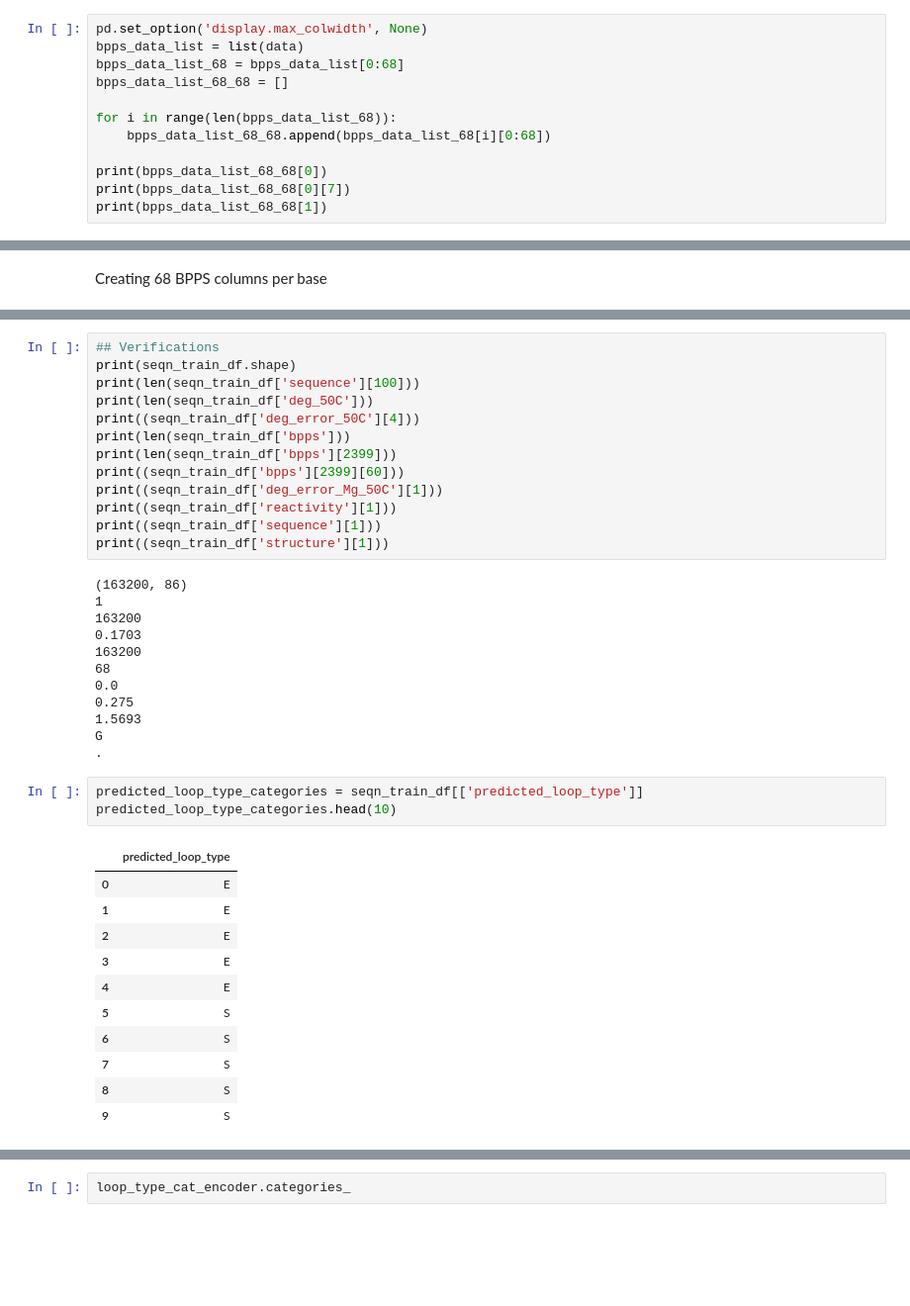
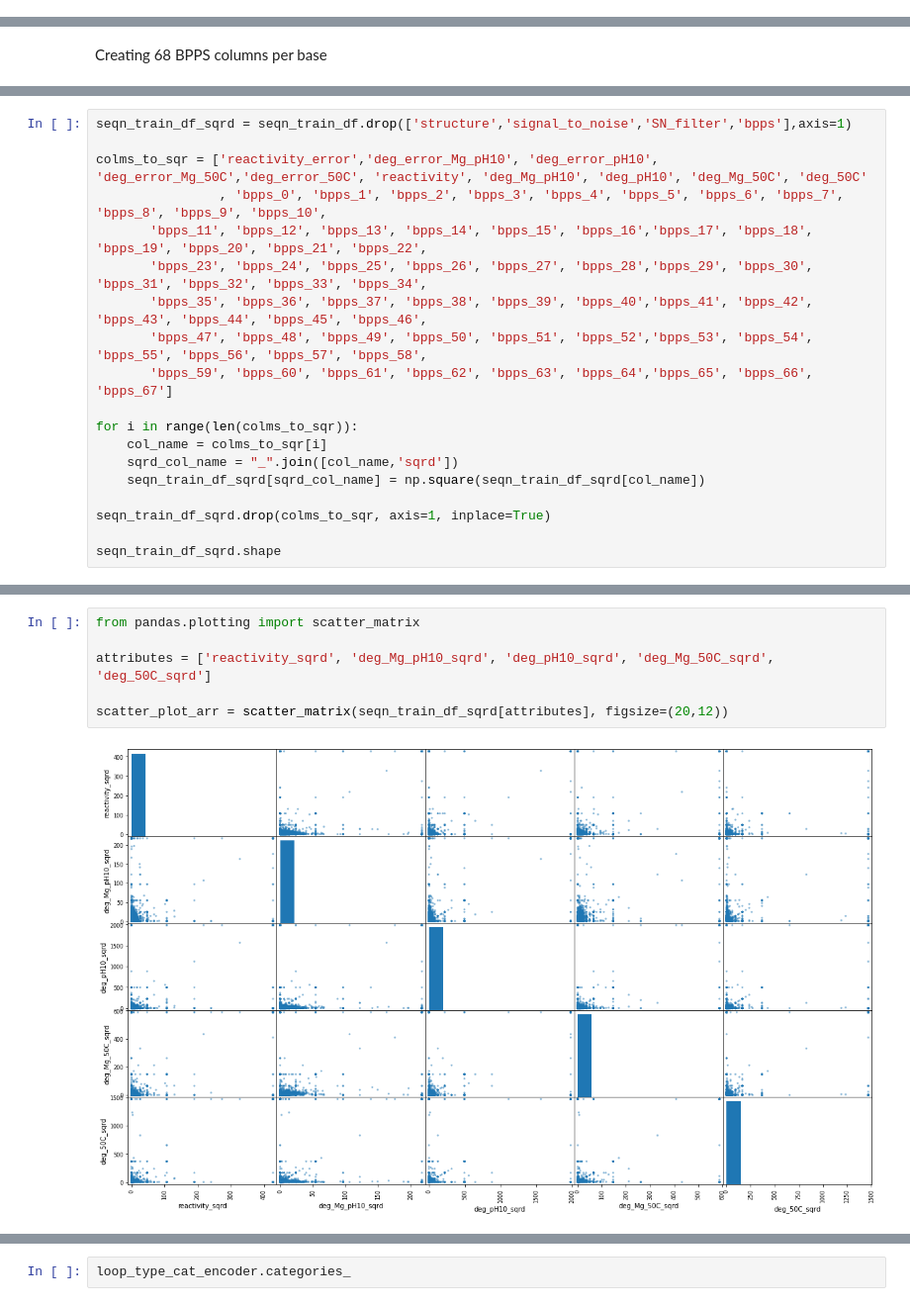
Before and after one commit to sumaniitm/kaggle-mRNA-feature-engineering, a Jupyter notebook: notebook-covid19-mrna.ipynb, the cells around one changed output, grey strips where cells are left out. Shown: that part at 99% size. Drawn from its saved outputs; the diff is of its cells as text; blank space fills up the shorter version.

```diff
--- a/notebook-covid19-mrna.ipynb
+++ b/notebook-covid19-mrna.ipynb
@@ -36,12 +20,0 @@ A detailed look at the bpps data
-# %%
-pd.set_option('display.max_colwidth', None)
-bpps_data_list = list(data)
-bpps_data_list_68 = bpps_data_list[0:68]
-bpps_data_list_68_68 = []
-
-for i in range(len(bpps_data_list_68)):
-    bpps_data_list_68_68.append(bpps_data_list_68[i][0:68])
-
-print(bpps_data_list_68_68[0])
-print(bpps_data_list_68_68[0][7])
-print(bpps_data_list_68_68[1])
@@ -214,0 +142,19 @@ seqn_train_df.shape
+# %%
+seqn_train_df_sqrd = seqn_train_df.drop(['structure','signal_to_noise','SN_filter','bpps'],axis=1)
+
+colms_to_sqr = ['reactivity_error','deg_error_Mg_pH10', 'deg_error_pH10', 'deg_error_Mg_50C','deg_error_50C', 'reactivity', 'deg_Mg_pH10', 'deg_pH10', 'deg_Mg_50C', 'deg_50C'
+                , 'bpps_0', 'bpps_1', 'bpps_2', 'bpps_3', 'bpps_4', 'bpps_5', 'bpps_6', 'bpps_7', 'bpps_8', 'bpps_9', 'bpps_10',
+       'bpps_11', 'bpps_12', 'bpps_13', 'bpps_14', 'bpps_15', 'bpps_16','bpps_17', 'bpps_18', 'bpps_19', 'bpps_20', 'bpps_21', 'bpps_22',
+       'bpps_23', 'bpps_24', 'bpps_25', 'bpps_26', 'bpps_27', 'bpps_28','bpps_29', 'bpps_30', 'bpps_31', 'bpps_32', 'bpps_33', 'bpps_34',
+       'bpps_35', 'bpps_36', 'bpps_37', 'bpps_38', 'bpps_39', 'bpps_40','bpps_41', 'bpps_42', 'bpps_43', 'bpps_44', 'bpps_45', 'bpps_46',
+       'bpps_47', 'bpps_48', 'bpps_49', 'bpps_50', 'bpps_51', 'bpps_52','bpps_53', 'bpps_54', 'bpps_55', 'bpps_56', 'bpps_57', 'bpps_58',
+       'bpps_59', 'bpps_60', 'bpps_61', 'bpps_62', 'bpps_63', 'bpps_64','bpps_65', 'bpps_66', 'bpps_67']
+
+for i in range(len(colms_to_sqr)):
+    col_name = colms_to_sqr[i]
+    sqrd_col_name = "_".join([col_name,'sqrd'])
+    seqn_train_df_sqrd[sqrd_col_name] = np.square(seqn_train_df_sqrd[col_name])
+
+seqn_train_df_sqrd.drop(colms_to_sqr, axis=1, inplace=True)
+
+seqn_train_df_sqrd.shape
@@ -244,40 +183,8 @@ seqn_train_df[['id_base','predicted_loop_type','reactivity','bpps_0','bpps_1','b
-# %%
-## Verifications
-print(seqn_train_df.shape)
-print(len(seqn_train_df['sequence'][100]))
-print(len(seqn_train_df['deg_50C']))
-print((seqn_train_df['deg_error_50C'][4]))
-print(len(seqn_train_df['bpps']))
-print(len(seqn_train_df['bpps'][2399]))
-print((seqn_train_df['bpps'][2399][60]))
-print((seqn_train_df['deg_error_Mg_50C'][1]))
-print((seqn_train_df['reactivity'][1]))
-print((seqn_train_df['sequence'][1]))
-print((seqn_train_df['structure'][1]))
-# %% [output]
-(163200, 86)
-1
-163200
-0.1703
-163200
-68
-0.0
-0.275
-1.5693
-G
-.
-# %%
-predicted_loop_type_categories = seqn_train_df[['predicted_loop_type']]
-predicted_loop_type_categories.head(10)
-# %% [output]
-|  | predicted_loop_type |
-| 0 | E |
-| 1 | E |
-| 2 | E |
-| 3 | E |
-| 4 | E |
-| 5 | S |
-| 6 | S |
-| 7 | S |
-| 8 | S |
-| 9 | S |
+# %%
+from pandas.plotting import scatter_matrix
+
+attributes = ['reactivity_sqrd', 'deg_Mg_pH10_sqrd', 'deg_pH10_sqrd', 'deg_Mg_50C_sqrd', 'deg_50C_sqrd']
+
+scatter_plot_arr = scatter_matrix(seqn_train_df_sqrd[attributes], figsize=(20,12))
+# %% [output]
+[figure, added]
```
Also changed, not shown: parts of 22 cells of this notebook.
